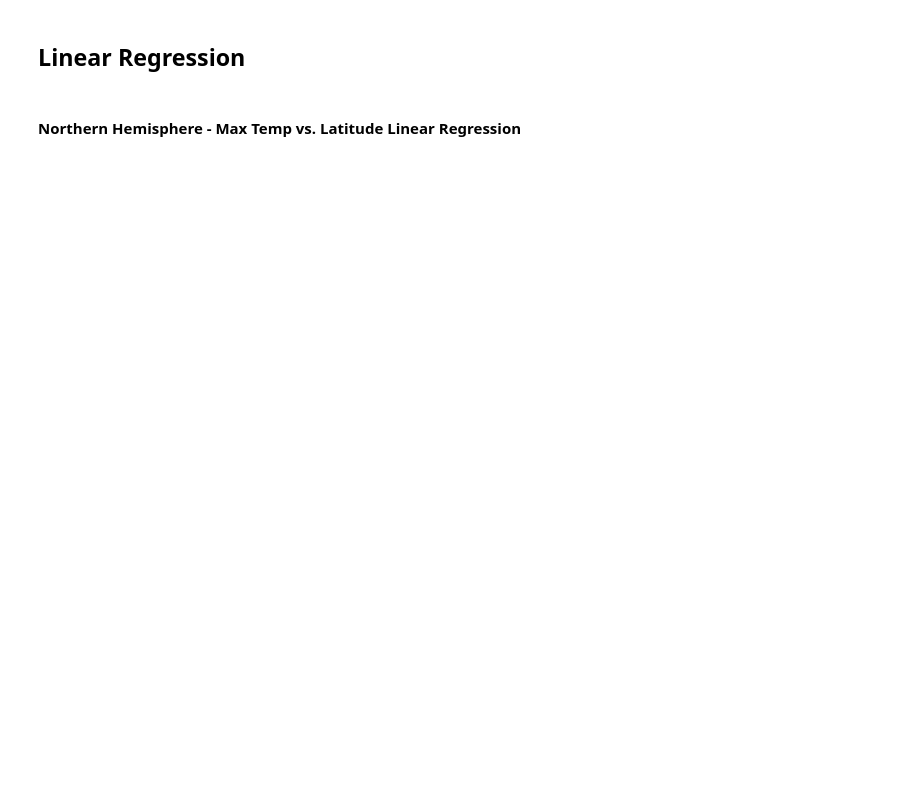
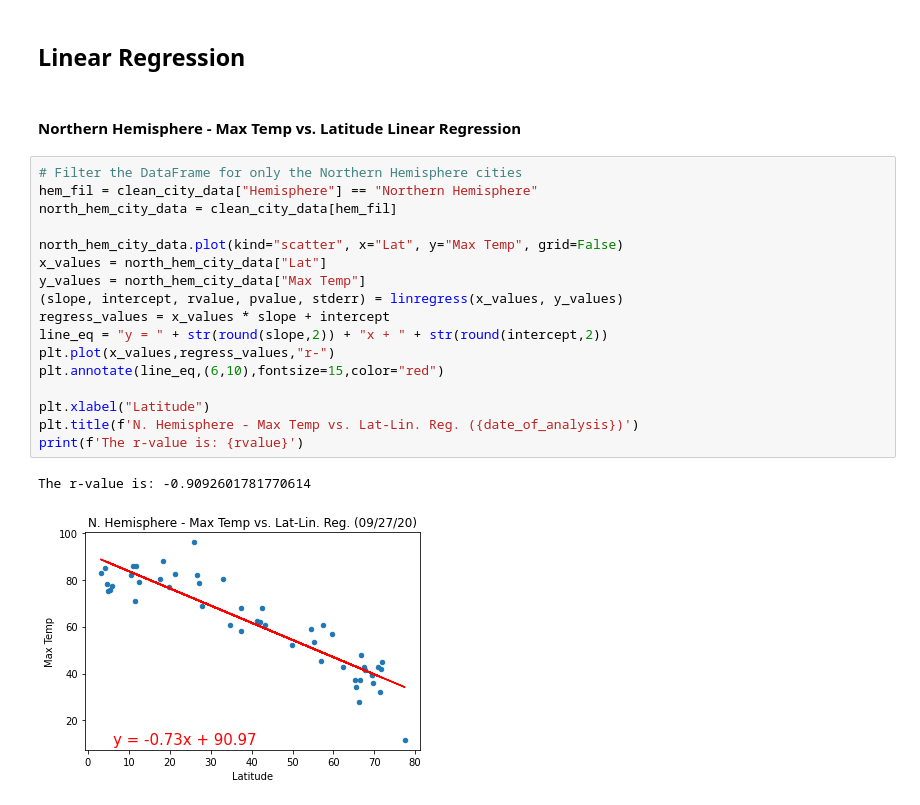
Before and after one commit to jbski/python-api-challenge, a Jupyter notebook: WeatherPy/WeatherPy.ipynb, the cells around one changed output. Saved outputs shown, nothing was run; the diff lists cells and outputs as text; blank space fills up the shorter version.

Commit message:
Update North / South Hemisphere plots

```diff
--- a/WeatherPy/WeatherPy.ipynb
+++ b/WeatherPy/WeatherPy.ipynb
@@ -210,3 +211,23 @@ Text(0.5, 0, 'Latitude')
 ## Linear Regression
 # %% [markdown]
 ####  Northern Hemisphere - Max Temp vs. Latitude Linear Regression
+# %%
+# Filter the DataFrame for only the Northern Hemisphere cities
+hem_fil = clean_city_data["Hemisphere"] == "Northern Hemisphere"
+north_hem_city_data = clean_city_data[hem_fil]
+
+north_hem_city_data.plot(kind="scatter", x="Lat", y="Max Temp", grid=False)
+x_values = north_hem_city_data["Lat"]
+y_values = north_hem_city_data["Max Temp"]
+(slope, intercept, rvalue, pvalue, stderr) = linregress(x_values, y_values)
+regress_values = x_values * slope + intercept
+line_eq = "y = " + str(round(slope,2)) + "x + " + str(round(intercept,2))
+plt.plot(x_values,regress_values,"r-")
+plt.annotate(line_eq,(6,10),fontsize=15,color="red")
+
+plt.xlabel("Latitude")
+plt.title(f'N. Hemisphere - Max Temp vs. Lat-Lin. Reg. ({date_of_analysis})')
+print(f'The r-value is: {rvalue}')
+# %% [output]
+The r-value is: -0.9092601781770614
+[figure, added]
```
Also changed, not shown: parts of 10 cells of this notebook, 1 other file.
